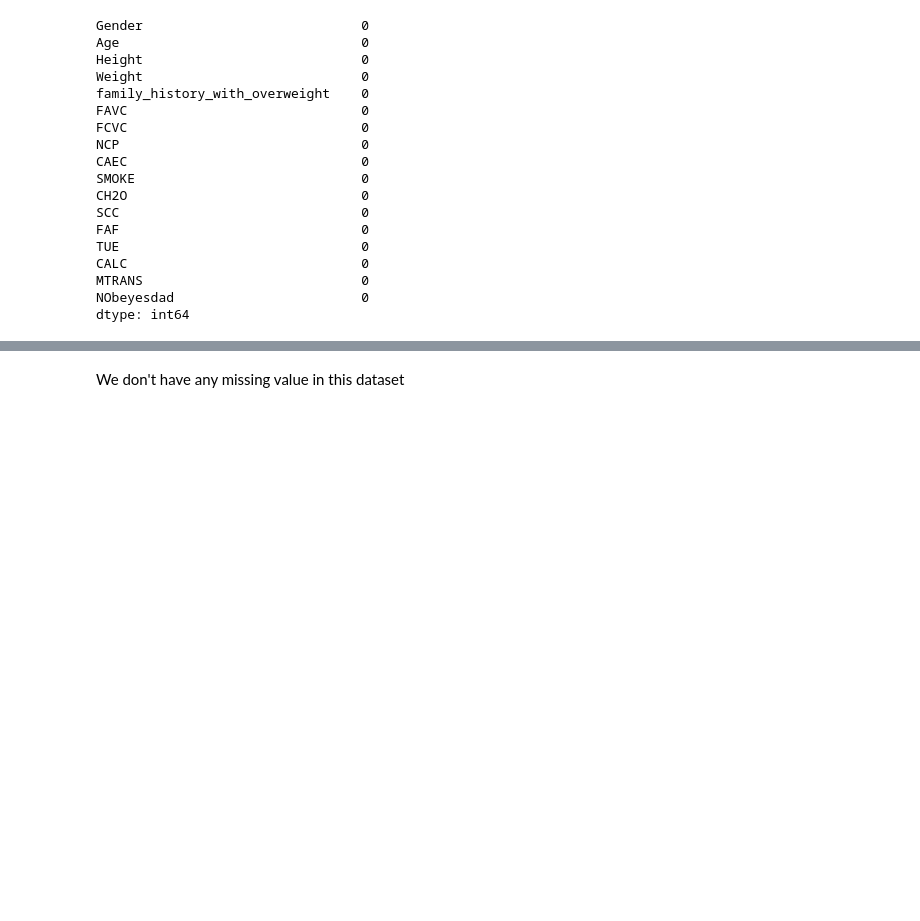
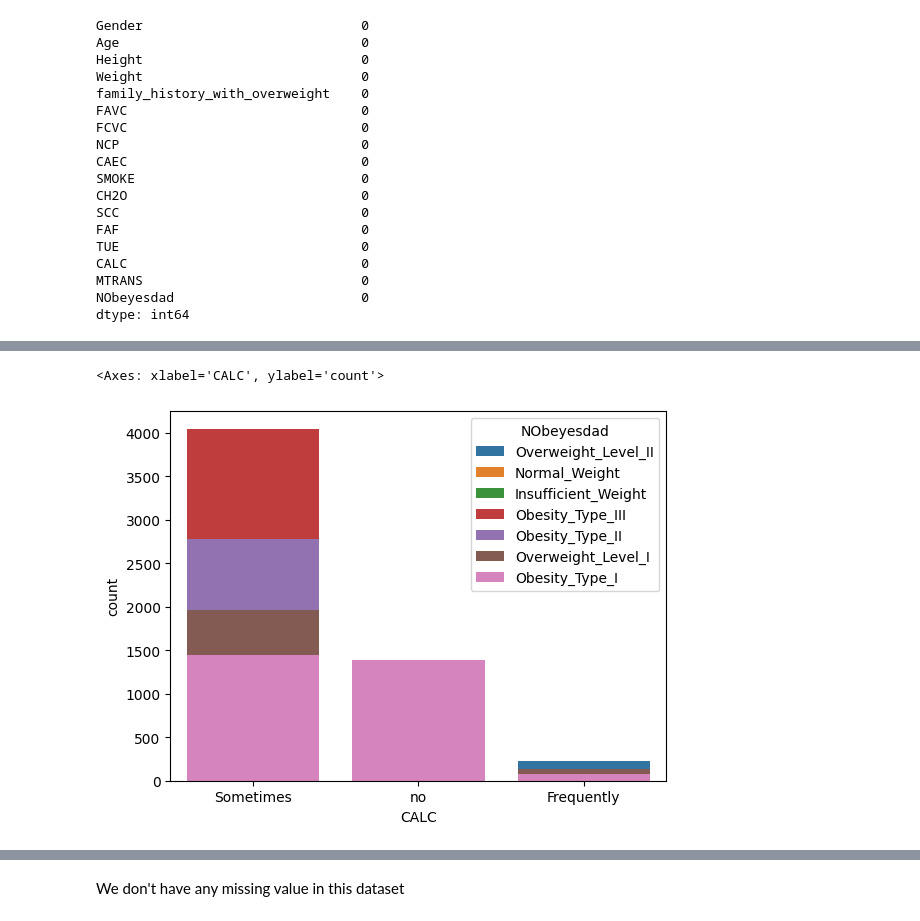
Before and after one commit to VMD121199/Obesity-Risk-Prediction, a Jupyter notebook: prediction.ipynb, the cells around one changed output, grey strips where cells are left out. Saved outputs shown, nothing was run; the diff lists cells and outputs as text; code cells hidden in the pictures; blank space fills up the shorter version.

```diff
--- a/prediction.ipynb
+++ b/prediction.ipynb
@@ -90,0 +106,5 @@ dtype: int64
+# %%
+sns.countplot(data=train_data, x="CALC", hue="NObeyesdad", dodge=False)
+# %% [output]
+<Axes: xlabel='CALC', ylabel='count'>
+[figure, added]
```
Also changed, not shown: parts of 11 cells of this notebook.
